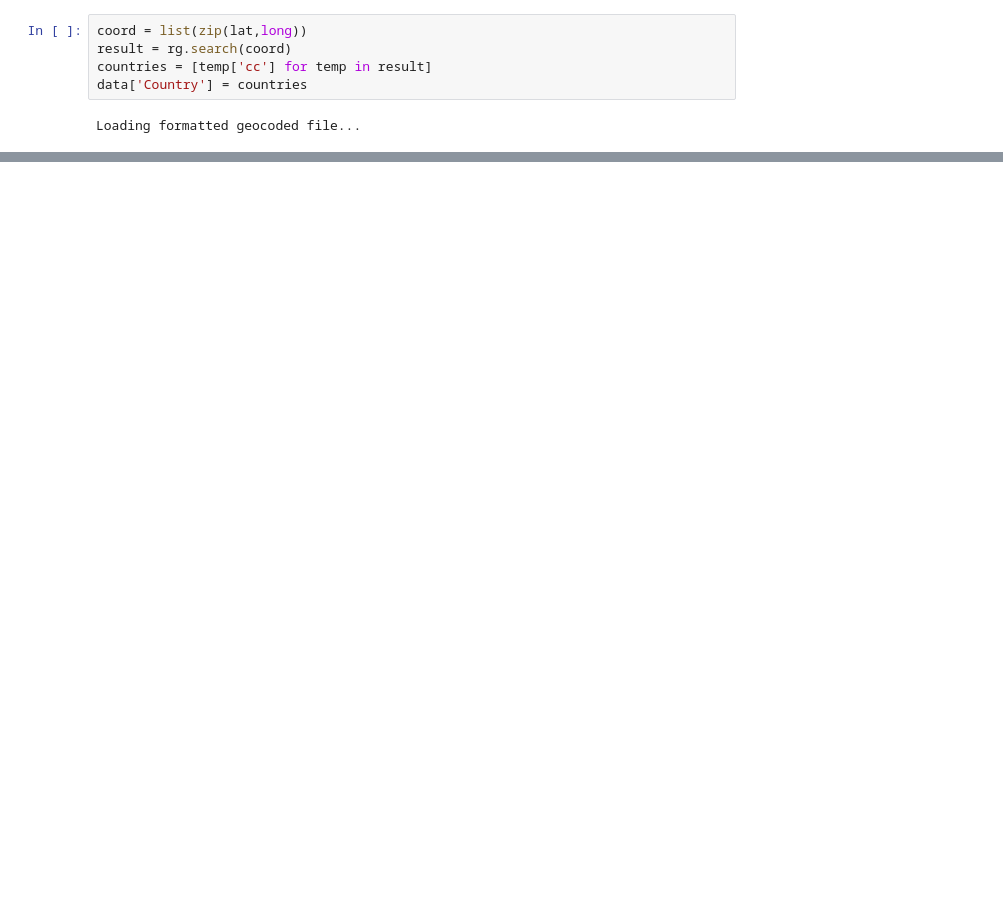
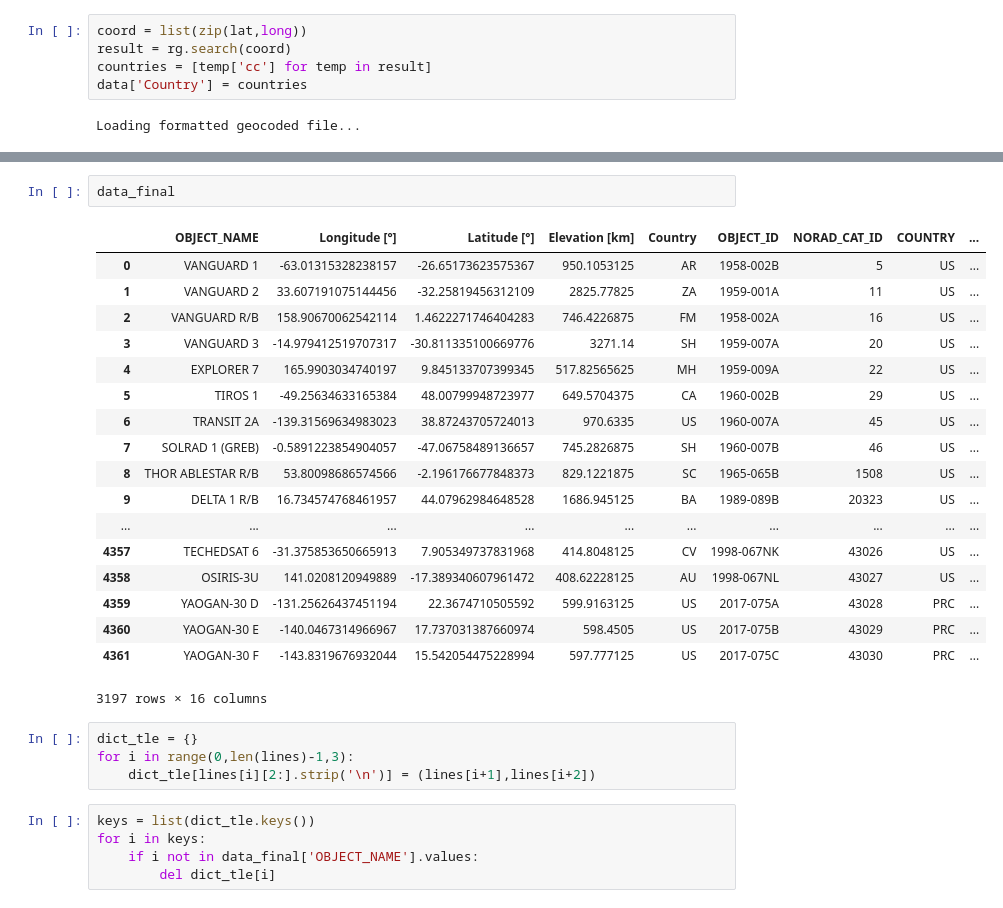
Before and after one commit to lggoch/NTDS_Sat, a Jupyter notebook: Project_Exploratory_Antoine.ipynb, the cells around one changed output, grey strips where cells are left out. Saved outputs shown, nothing was run; the diff lists cells and outputs as text; blank space fills up the shorter version.

```diff
--- a/Project_Exploratory_Antoine.ipynb
+++ b/Project_Exploratory_Antoine.ipynb
@@ -92,0 +122,30 @@ df.plot(kind='bar',figsize=(100,50),logy=True,fontsize=20)
+# %%
+data_final
+# %% [output]
+|  | OBJECT_NAME | Longitude [°] | Latitude [°] | Elevation [km] | Country | OBJECT_ID | NORAD_CAT_ID | COUNTRY | ... |
+| 0 | VANGUARD 1 | -63.01315328238157 | -26.65173623575367 | 950.1053125 | AR | 1958-002B | 5 | US | ... |
+| 1 | VANGUARD 2 | 33.607191075144456 | -32.25819456312109 | 2825.77825 | ZA | 1959-001A | 11 | US | ... |
+| 2 | VANGUARD R/B | 158.90670062542114 | 1.4622271746404283 | 746.4226875 | FM | 1958-002A | 16 | US | ... |
+| 3 | VANGUARD 3 | -14.979412519707317 | -30.811335100669776 | 3271.14 | SH | 1959-007A | 20 | US | ... |
+| 4 | EXPLORER 7 | 165.9903034740197 | 9.845133707399345 | 517.82565625 | MH | 1959-009A | 22 | US | ... |
+| 5 | TIROS 1 | -49.25634633165384 | 48.00799948723977 | 649.5704375 | CA | 1960-002B | 29 | US | ... |
+| 6 | TRANSIT 2A | -139.31569634983023 | 38.87243705724013 | 970.6335 | US | 1960-007A | 45 | US | ... |
+| 7 | SOLRAD 1 (GREB) | -0.5891223854904057 | -47.06758489136657 | 745.2826875 | SH | 1960-007B | 46 | US | ... |
+| 8 | THOR ABLESTAR R/B | 53.80098686574566 | -2.196176677848373 | 829.1221875 | SC | 1965-065B | 1508 | US | ... |
+| 9 | DELTA 1 R/B | 16.734574768461957 | 44.07962984648528 | 1686.945125 | BA | 1989-089B | 20323 | US | ... |
+| ... | ... | ... | ... | ... | ... | ... | ... | ... | ... |
+| 4357 | TECHEDSAT 6 | -31.375853650665913 | 7.905349737831968 | 414.8048125 | CV | 1998-067NK | 43026 | US | ... |
+| 4358 | OSIRIS-3U | 141.0208120949889 | -17.389340607961472 | 408.62228125 | AU | 1998-067NL | 43027 | US | ... |
+| 4359 | YAOGAN-30 D | -131.25626437451194 | 22.3674710505592 | 599.9163125 | US | 2017-075A | 43028 | PRC | ... |
+| 4360 | YAOGAN-30 E | -140.0467314966967 | 17.737031387660974 | 598.4505 | US | 2017-075B | 43029 | PRC | ... |
+| 4361 | YAOGAN-30 F | -143.8319676932044 | 15.542054475228994 | 597.777125 | US | 2017-075C | 43030 | PRC | ... |
+3197 rows × 16 columns
+# %%
+dict_tle = {}
+for i in range(0,len(lines)-1,3):
+    dict_tle[lines[i][2:].strip('\n')] = (lines[i+1],lines[i+2])
+# %%
+keys = list(dict_tle.keys())
+for i in keys:
+    if i not in data_final['OBJECT_NAME'].values:
+        del dict_tle[i]
```
Also changed, not shown: parts of 12 cells of this notebook.
